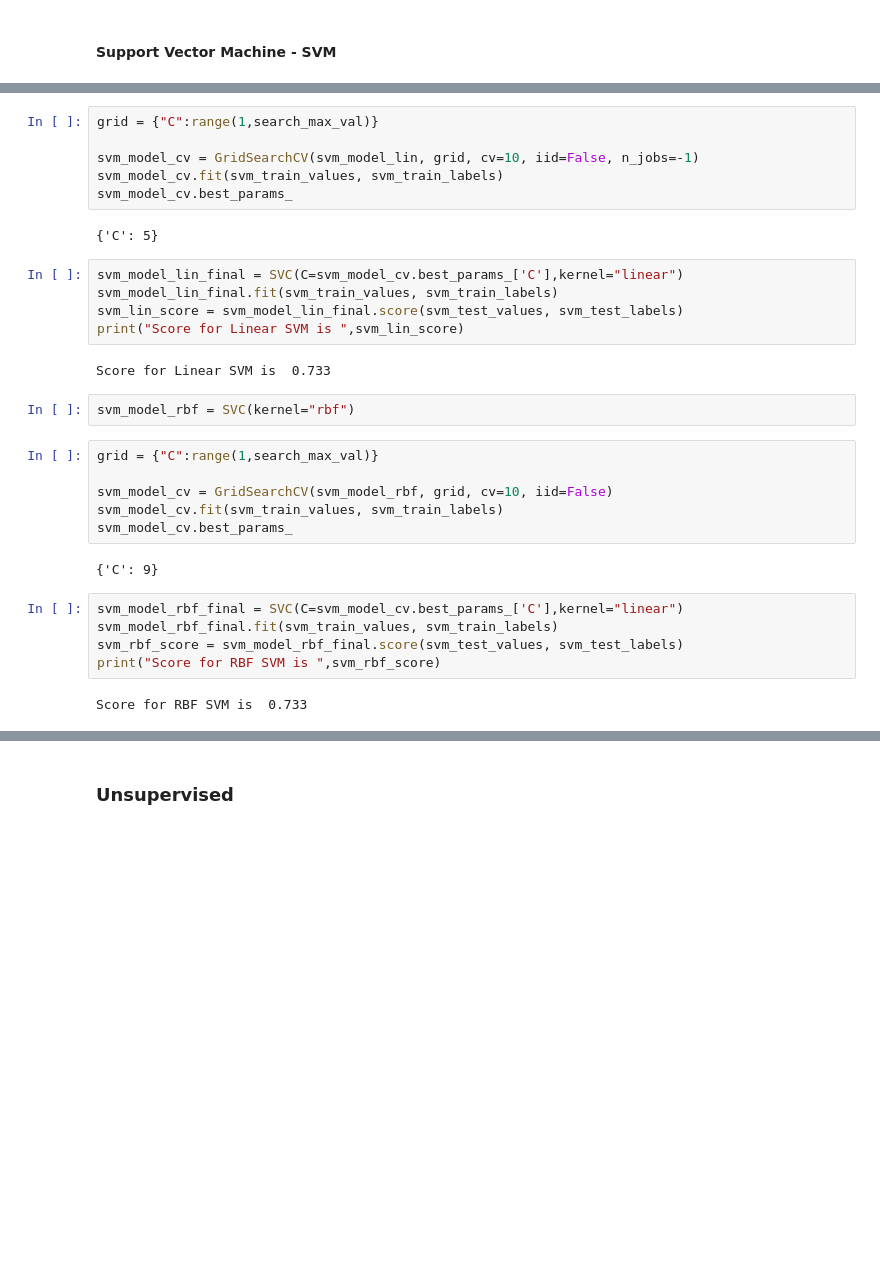
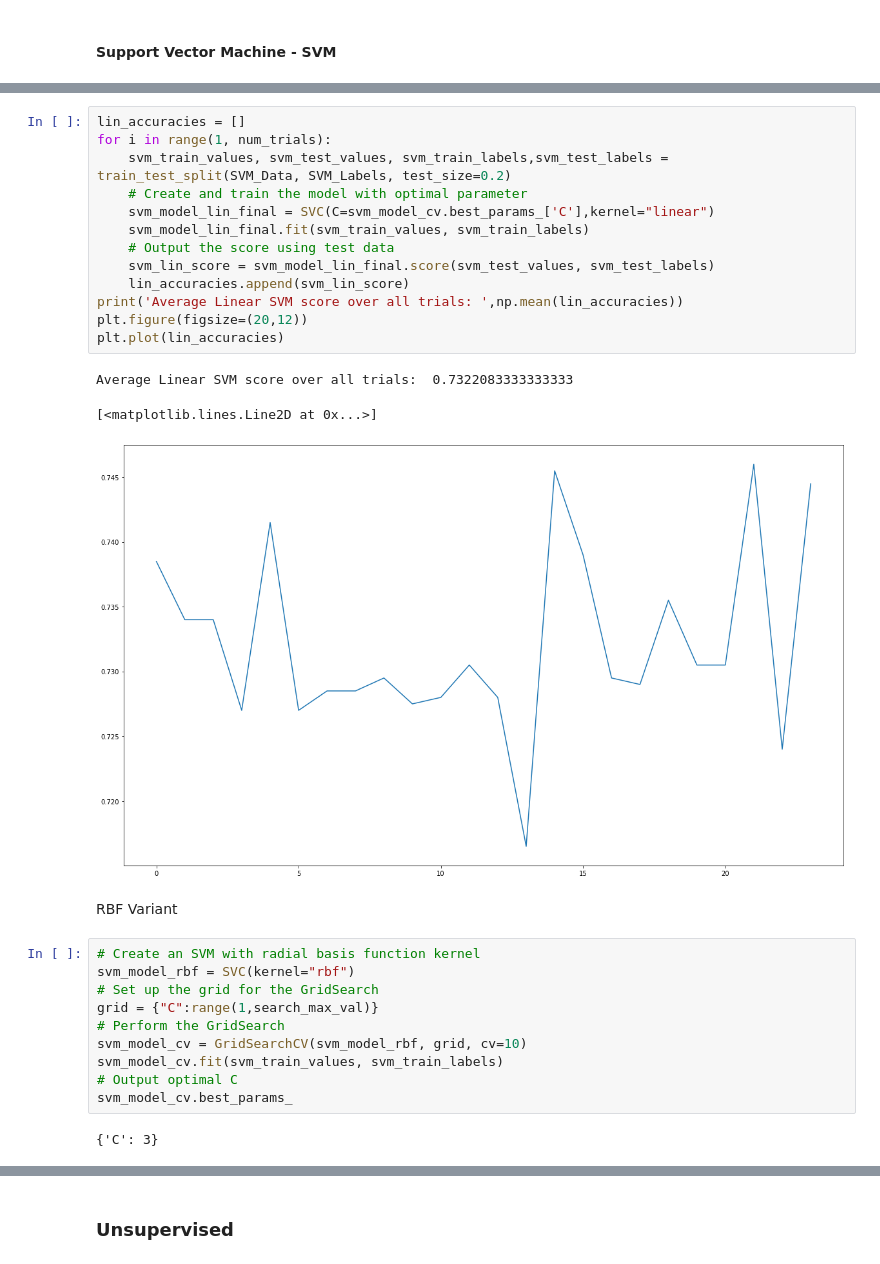
Before and after one commit to Sam-Malpass/Machine-Learning-Comparison, a Jupyter notebook: Machine Learning Report.ipynb, the cells around one changed output, grey strips where cells are left out. Cells and saved outputs as stored; diff of their text form; blank space fills up the shorter version.

```diff
--- a/Machine Learning Report.ipynb
+++ b/Machine Learning Report.ipynb
@@ -347,32 +314,31 @@ svm_model_lin = SVC(kernel="linear")
+# %%
+lin_accuracies = []
+for i in range(1, num_trials):
+    svm_train_values, svm_test_values, svm_train_labels,svm_test_labels = train_test_split(SVM_Data, SVM_Labels, test_size=0.2)
+    # Create and train the model with optimal parameter
+    svm_model_lin_final = SVC(C=svm_model_cv.best_params_['C'],kernel="linear")
+    svm_model_lin_final.fit(svm_train_values, svm_train_labels)
+    # Output the score using test data
+    svm_lin_score = svm_model_lin_final.score(svm_test_values, svm_test_labels)
+    lin_accuracies.append(svm_lin_score)
+print('Average Linear SVM score over all trials: ',np.mean(lin_accuracies))
+plt.figure(figsize=(20,12))
+plt.plot(lin_accuracies)
+# %% [output]
+Average Linear SVM score over all trials:  0.7322083333333333
+[<matplotlib.lines.Line2D at 0x...>]
+[figure, added]
+# %% [markdown]
+RBF Variant
 # %%
+# Create an SVM with radial basis function kernel
+svm_model_rbf = SVC(kernel="rbf")
+# Set up the grid for the GridSearch
 grid = {"C":range(1,search_max_val)}
-
-svm_model_cv = GridSearchCV(svm_model_lin, grid, cv=10, iid=False, n_jobs=-1)
+# Perform the GridSearch
+svm_model_cv = GridSearchCV(svm_model_rbf, grid, cv=10)
 svm_model_cv.fit(svm_train_values, svm_train_labels)
+# Output optimal C
 svm_model_cv.best_params_
 # %% [output]
-{'C': 5}
+{'C': 3}
-# %%
-svm_model_lin_final = SVC(C=svm_model_cv.best_params_['C'],kernel="linear")
-svm_model_lin_final.fit(svm_train_values, svm_train_labels)
-svm_lin_score = svm_model_lin_final.score(svm_test_values, svm_test_labels)
-print("Score for Linear SVM is ",svm_lin_score)
-# %% [output]
-Score for Linear SVM is  0.733
-# %%
-svm_model_rbf = SVC(kernel="rbf")
-# %%
-grid = {"C":range(1,search_max_val)}
-
-svm_model_cv = GridSearchCV(svm_model_rbf, grid, cv=10, iid=False)
-svm_model_cv.fit(svm_train_values, svm_train_labels)
-svm_model_cv.best_params_
-# %% [output]
-{'C': 9}
-# %%
-svm_model_rbf_final = SVC(C=svm_model_cv.best_params_['C'],kernel="linear")
-svm_model_rbf_final.fit(svm_train_values, svm_train_labels)
-svm_rbf_score = svm_model_rbf_final.score(svm_test_values, svm_test_labels)
-print("Score for RBF SVM is ",svm_rbf_score)
-# %% [output]
-Score for RBF SVM is  0.733
```
Also changed, not shown: parts of 52 cells of this notebook.
